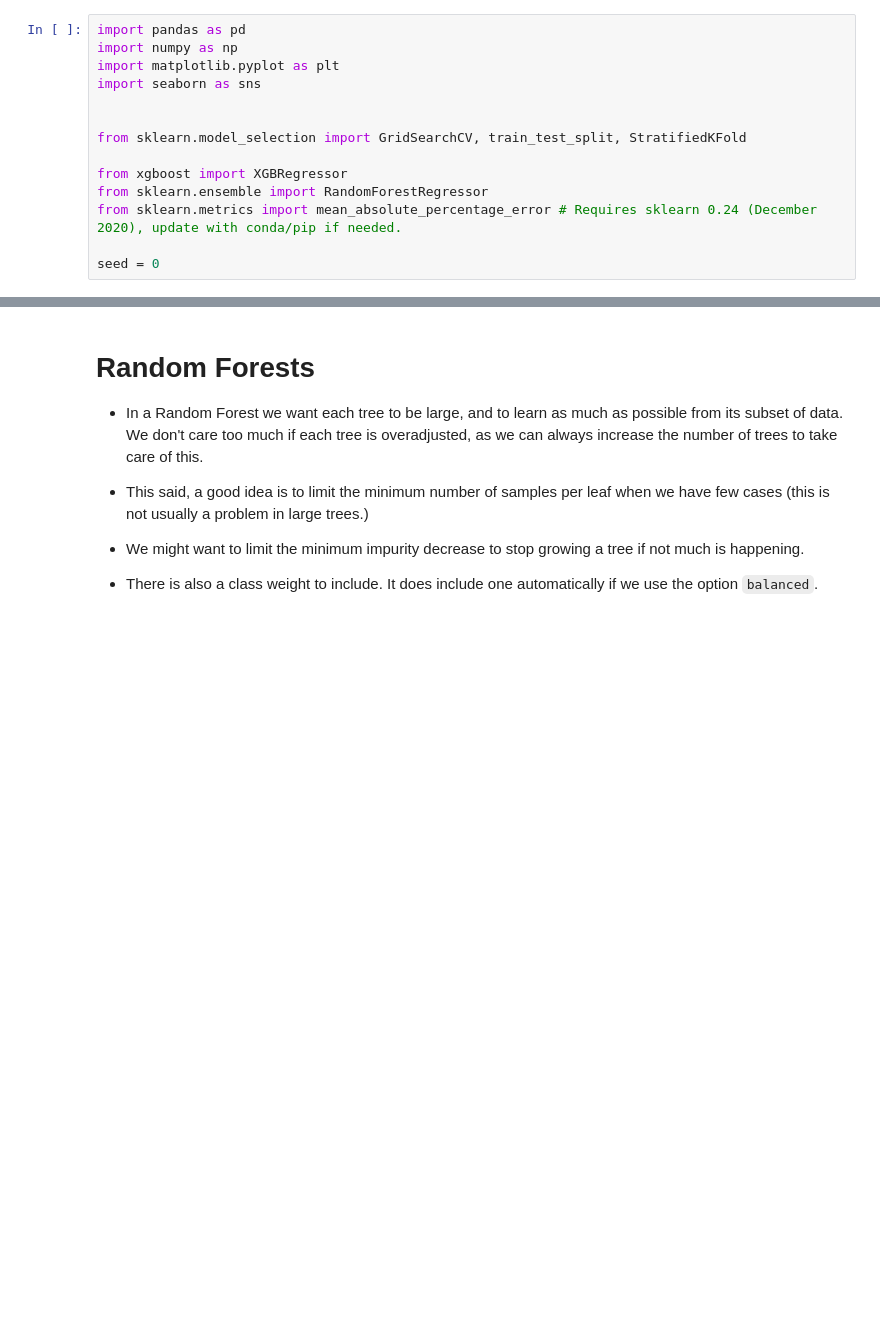
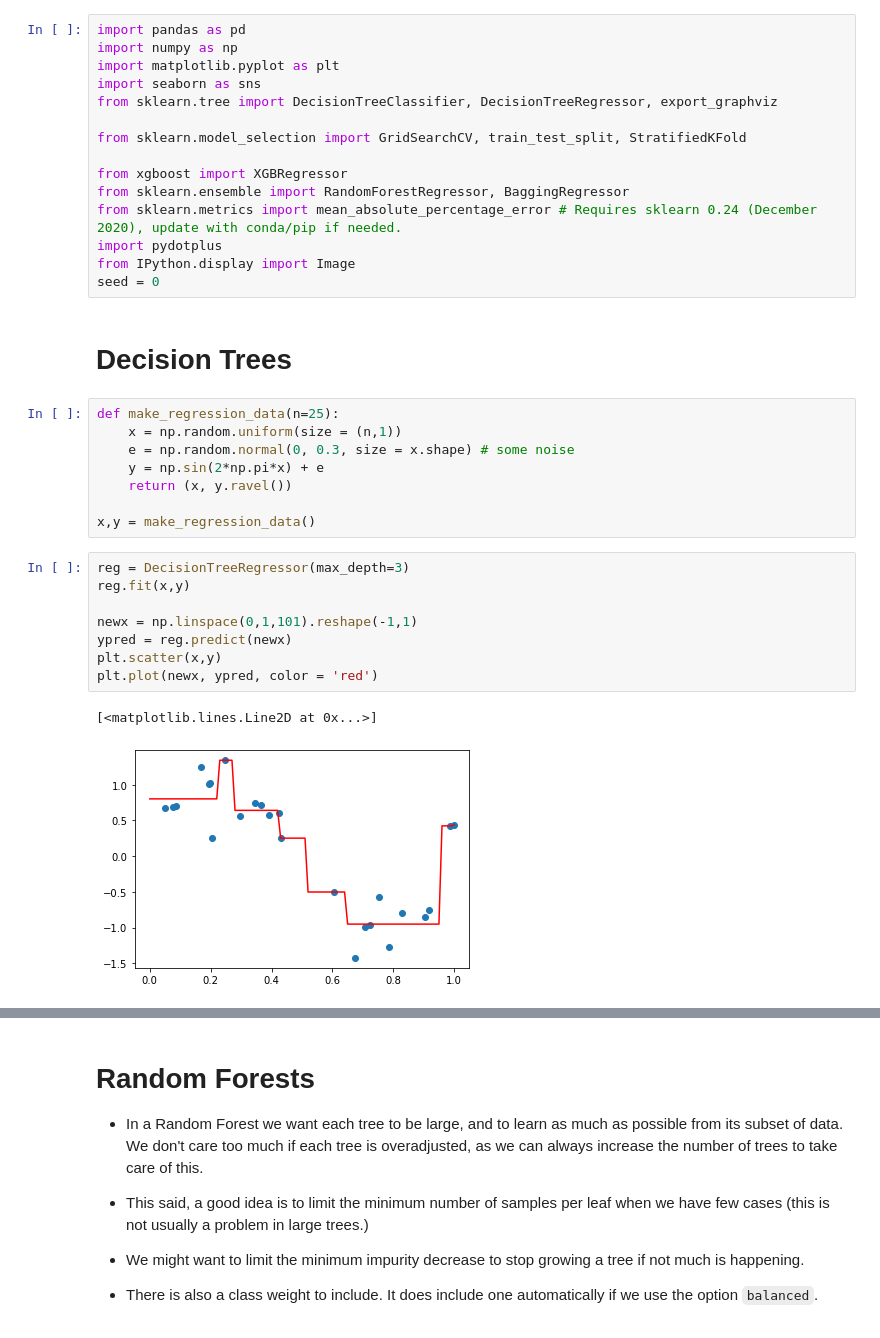
Before and after one commit to bochendong/DS3000_final_review, a Jupyter notebook: 5. Trees/trees.ipynb, the cells around one changed output, grey strips where cells are left out. Saved outputs shown, nothing was run; the diff lists cells and outputs as text; blank space fills up the shorter version.

```diff
--- a/5. Trees/trees.ipynb
+++ b/5. Trees/trees.ipynb
@@ -3,12 +3,34 @@ import pandas as pd
 import numpy as np
 import matplotlib.pyplot as plt
 import seaborn as sns
-
+from sklearn.tree import DecisionTreeClassifier, DecisionTreeRegressor, export_graphviz
 
 from sklearn.model_selection import GridSearchCV, train_test_split, StratifiedKFold
 
 from xgboost import XGBRegressor
-from sklearn.ensemble import RandomForestRegressor
+from sklearn.ensemble import RandomForestRegressor, BaggingRegressor
 from sklearn.metrics import mean_absolute_percentage_error # Requires sklearn 0.24 (December 2020), update with conda/pip if needed.
-
+import pydotplus
+from IPython.display import Image
 seed = 0
+# %% [markdown]
+# Decision Trees
+# %%
+def make_regression_data(n=25):
+    x = np.random.uniform(size = (n,1))
+    e = np.random.normal(0, 0.3, size = x.shape) # some noise
+    y = np.sin(2*np.pi*x) + e
+    return (x, y.ravel())
+
+x,y = make_regression_data()
+# %%
+reg = DecisionTreeRegressor(max_depth=3)
+reg.fit(x,y)
+
+newx = np.linspace(0,1,101).reshape(-1,1)
+ypred = reg.predict(newx)
+plt.scatter(x,y)
+plt.plot(newx, ypred, color = 'red')
+# %% [output]
+[<matplotlib.lines.Line2D at 0x...>]
+[figure, added]
```
Also changed, not shown: parts of 3 cells of this notebook, 19 other files.
